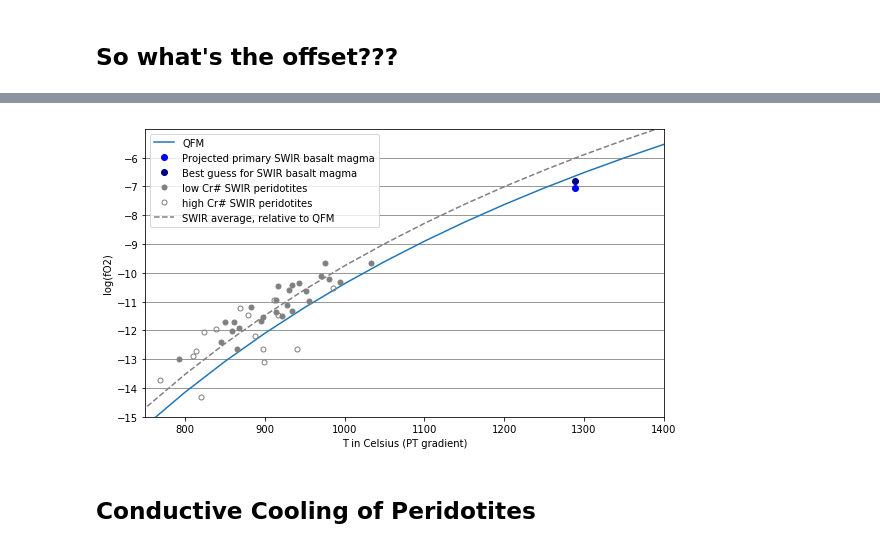
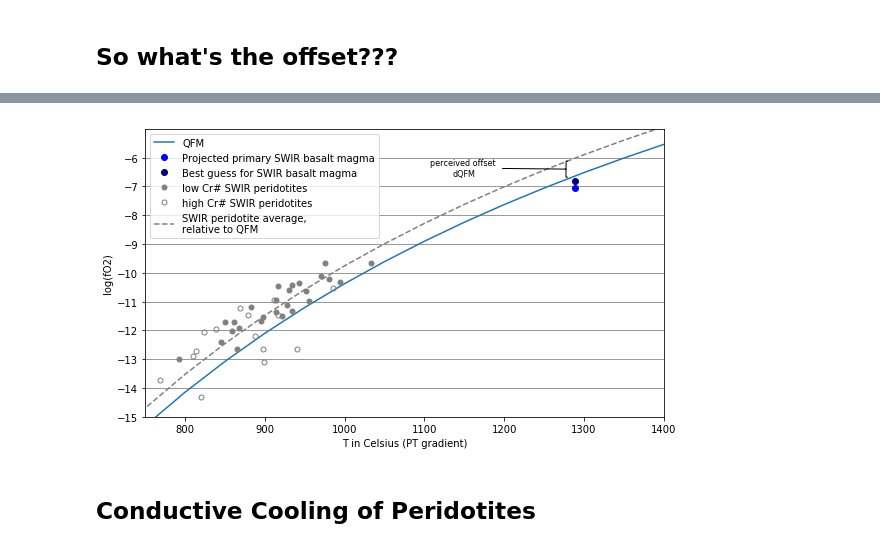
Before and after one commit to skbirner/Tables, a Jupyter notebook: SWIR histograms.ipynb, the cells around one changed output, grey strips where cells are left out. Drawn from its saved outputs; the diff is of its cells as text; code cells hidden in the pictures.

```diff
--- a/SWIR histograms.ipynb
+++ b/SWIR histograms.ipynb
@@ -344,34 +352,38 @@ projected_T_AlFesp = np.array([887.3257487,
 1297.194879,
 1354.688609,
 1416.552272])
 
 fig = plt.figure()
 fig.set_size_inches(9, 5)
 axes = fig.add_axes([0.1, 0.1, 0.8, 0.8]) # left, bottom, width, height (range 0 to 1)
 
 axes.plot(T,QFM, label='QFM')
 axes.plot(T_basalt, fO2_basalt, 'bo', label='Projected primary SWIR basalt magma')
 axes.plot(T_basalt, fO2_basalt+(np.mean(frac_xtal_fO2) - -0.538337), 'o',
           color= 'darkblue', label='Best guess for SWIR basalt magma')
 axes.plot(perid_T[perid_CrBool==0], perid_fO2_ab[perid_CrBool==0], 'o', color='gray', markersize=5, label='low Cr# SWIR peridotites')
 axes.plot(perid_T[perid_CrBool==1], perid_fO2_ab[perid_CrBool==1], 'o', markerfacecolor='none',
           markeredgecolor = 'gray', markersize=5, label='high Cr# SWIR peridotites')
-axes.plot(T,QFM+0.62, '--', color='gray', label='SWIR average, relative to QFM')
+axes.plot(T,QFM+0.62, '--', color='gray', label='SWIR peridotite average, \nrelative to QFM')
+axes.annotate('perceived offset \ndQFM', xy=(1280, -6.4), xytext=(1150, -6.7),
+            fontsize=8, ha='center', va='bottom',
+            arrowprops=dict(arrowstyle='-[', lw=1.0)
+            )
 
 #axes.set_yscale('log')
 axes.set_ylim([-15, -5])
 axes.set_xlim([750, 1400])
 #axes.set_xticks(elements)
 #axes.set_xticklabels(el_names, fontsize=10)
 axes.set_yticks(np.arange(-15,-5,1))
 axes.set_xlabel('T in Celsius (PT gradient)')
 axes.set_ylabel('log(fO2)')
 #axes.set_title('REE plotter')
 axes.yaxis.grid(b=True, which='major', color='gray', linestyle='-')
 axes.legend()
 
 plt.show()
 # %% [output]
-[figure, old version]
+[figure, new version]
 # %% [markdown]
 ## Conductive Cooling of Peridotites
```
Also changed, not shown: parts of 7 cells of this notebook.
